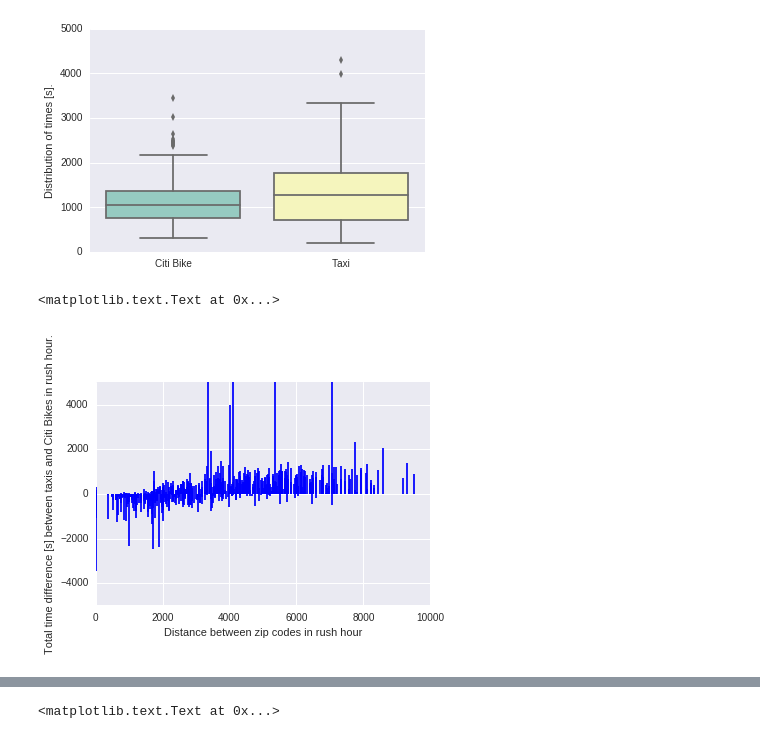
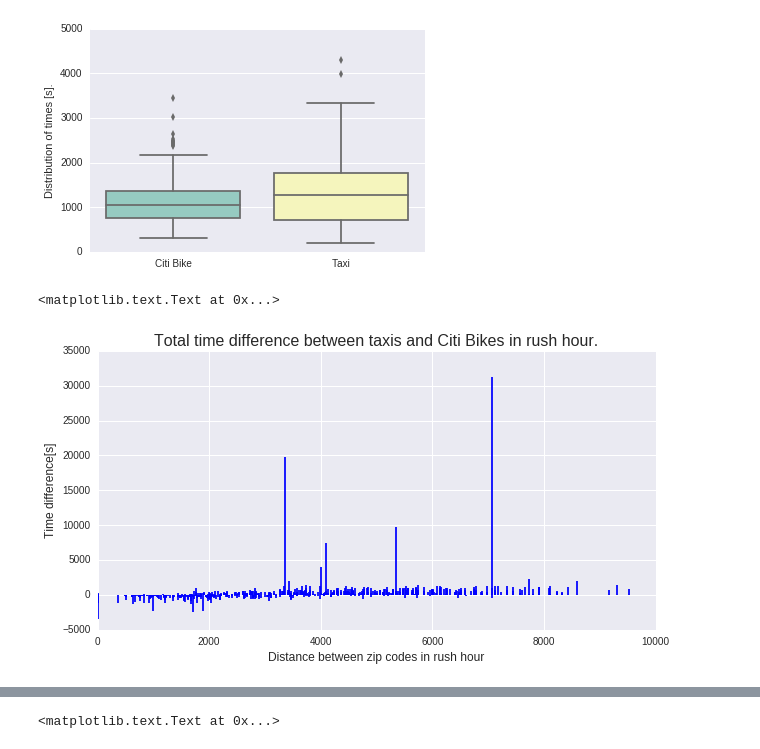
Before and after one commit to sarangof/Citibike-vs-taxis-NYC, a Jupyter notebook: resultsVisualization.ipynb, the cells around one changed output, grey strips where cells are left out. Saved outputs shown, nothing was run; the diff lists cells and outputs as text; code cells hidden in the pictures.

Commit message:
Formatting of the plots.

```diff
--- a/resultsVisualization.ipynb
+++ b/resultsVisualization.ipynb
@@ -118,37 +118,38 @@ Crete pairs for weekday rush vs. non-rush scenarios.
 f = open('./results/results_RushJanMaySept', 'r')
 pairs = f.read().split("\n")
 
 dict_rush = {}
 zip_pair_pre = None
 cnt = 0
 tm_list = []
 mode_list = []
 for item in pairs[:-1]:
     #print(item)
     trip, av_time, count = item.split("\t") #
     zip_pair, form = trip.split("|")
     mode, rush = form.split("&")
     zip_origin, zip_destin = zip_pair[:5], zip_pair[5:]
     if zip_pair == zip_pair_pre:
         cnt += 1
     else:
         if cnt == 4 and len(set(mode_list))==2:
             # citibike&rush, citibike&valley, taxis&rush, taxis&valley
-            # Taxi - Citi bike rush, Taxi - Citi Bike non rush
-            dict_rush[zip_pair_pre] = [['rush','valley'],  float(tm_list[-4:][2]) - float(tm_list[-4:][0]),float(tm_list[-4:][3]) - float(tm_list[-4:][1])  , dist_dict[zip_pair_pre]] #100*((float(tm_list[-2:][1]) - float(tm_list[-2:][0]) )/ float(tm_list[-2:][1]))
+            # Taxi - Citi bike rush, Taxi - Citi Bike non rush, distance, percentual difference rush, percentual difference non rush
+            dict_rush[zip_pair_pre] = [['rush','valley'],  float(tm_list[-4:][2]) - float(tm_list[-4:][0]),float(tm_list[-4:][3]) - float(tm_list[-4:][1]), dist_dict[zip_pair_pre],100*(float(tm_list[-4:][2]) - float(tm_list[-4:][0]))/float(tm_list[-4:][2]),100*(float(tm_list[-4:][3]) - float(tm_list[-4:][1]))/float(tm_list[-4:][3])] #100*((float(tm_list[-2:][1]) - float(tm_list[-2:][0]) )/ float(tm_list[-2:][1]))
             #print("Si")
             tm_list = []
             mode_list = []
         cnt=1
     zip_pair_pre = zip_pair
     tm_list.append(av_time)
     mode_list.append(mode)
 
-
+plt.figure(figsize=(10,5))
 plt.vlines([val[3] for val in dict_rush.values()], [0],[val[1] for val in dict_rush.values()],color='blue')
-plt.ylim(-5000, 5000)
-plt.xlabel("Distance between zip codes in rush hour")
-plt.ylabel("Total time difference [s] between taxis and Citi Bikes in rush hour.")
+#plt.ylim(-2000, 7000)
+plt.xlabel("Distance between zip codes in rush hour",fontsize=12)
+plt.ylabel("Time difference[s]",fontsize=12)
+plt.title("Total time difference between taxis and Citi Bikes in rush hour.",fontsize=16)
 # %% [output]
 <matplotlib.text.Text at 0x...>
-[figure, old version]
+[figure, new version]
```
Also changed, not shown: parts of 12 cells of this notebook.
